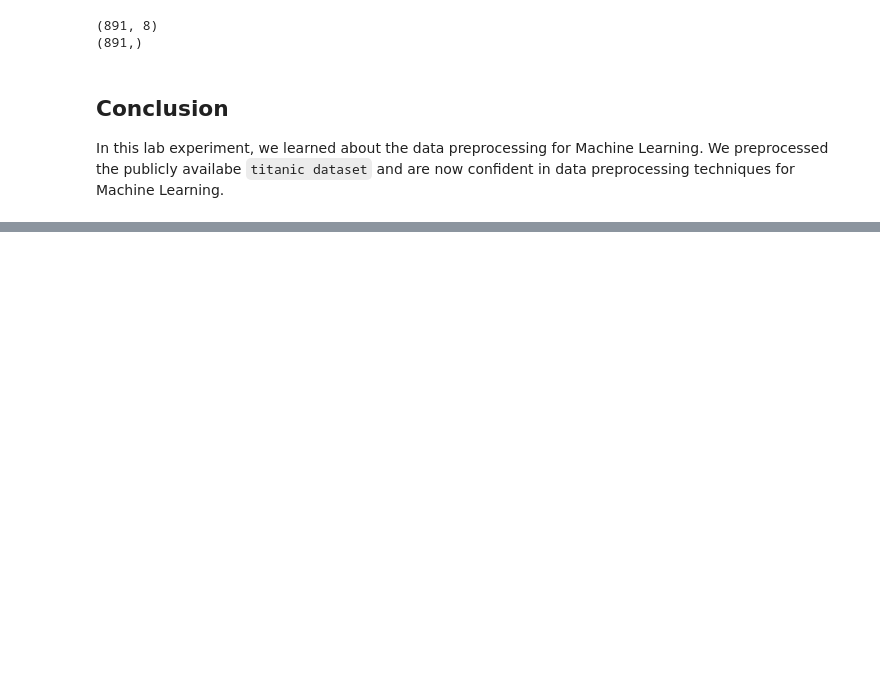
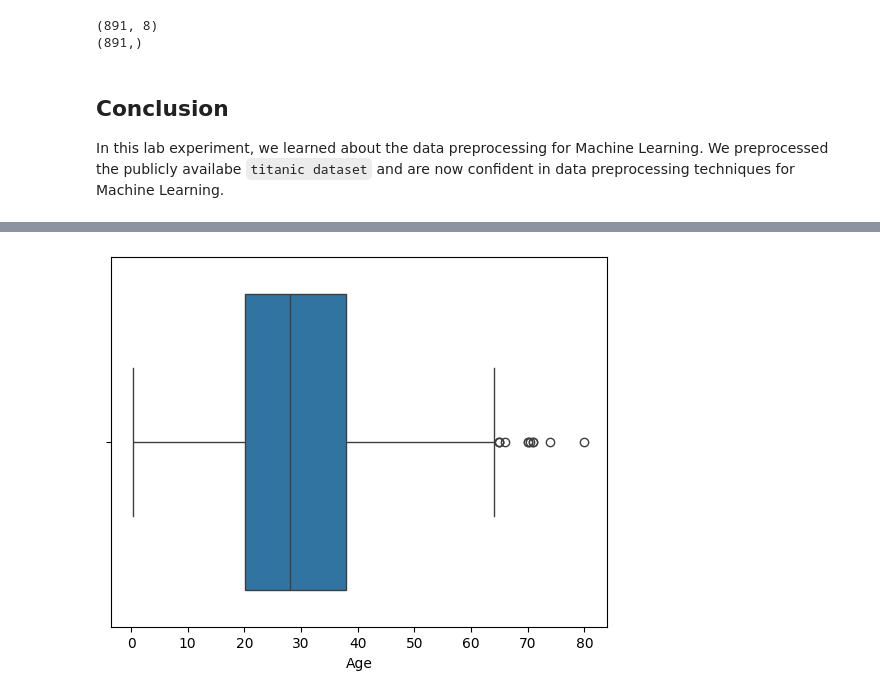
Before and after one commit to kushalprasadjoshi-bachelor/cmp364-machine-learning, a Jupyter notebook: lab03-data-preprocessing-for-ml.ipynb, the cells around one changed output, grey strips where cells are left out. Saved outputs shown, nothing was run; the diff lists cells and outputs as text; code cells hidden in the pictures; blank space fills up the shorter version.

Commit message:
Added additional exercise for the Lab 2

```diff
--- a/lab03-data-preprocessing-for-ml.ipynb
+++ b/lab03-data-preprocessing-for-ml.ipynb
@@ -251,0 +254,2 @@ data preprocessing techniques for Machine Learning.
+# %%
+df = pd.read_csv(URL)
@@ -251,0 +264,8 @@ data preprocessing techniques for Machine Learning.
+# %%
+# Exercise 2: Calculate average age before and after filling missing values.
+avg_age_before = df['Age'].mean()
+df['Age'].fillna(df['Age'].mean(), inplace=True)
+avg_age_after = df['Age'].mean()
+
+print(f"Average Age before filling: {avg_age_before}")
+print(f"Average Age after filling: {avg_age_after}")
@@ -251,0 +282,6 @@ data preprocessing techniques for Machine Learning.
+# %%
+# Exercise 3: Detect outliers in the Age column.
+sns.boxplot(x=df['Age'])
+plt.show()
+# %% [output]
+[figure, added]
```
Also changed, not shown: parts of 7 cells of this notebook.
